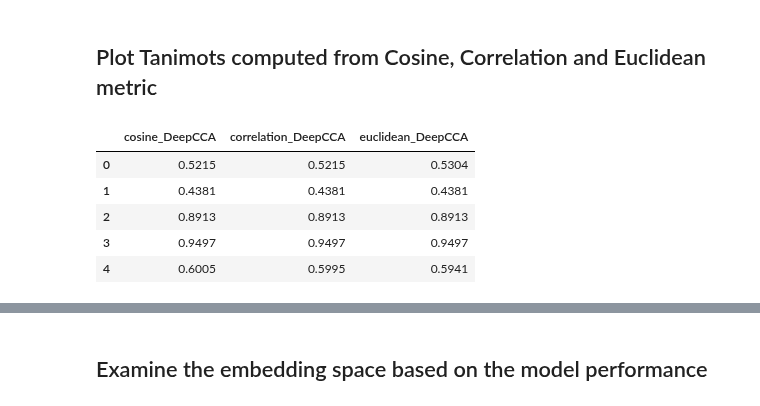
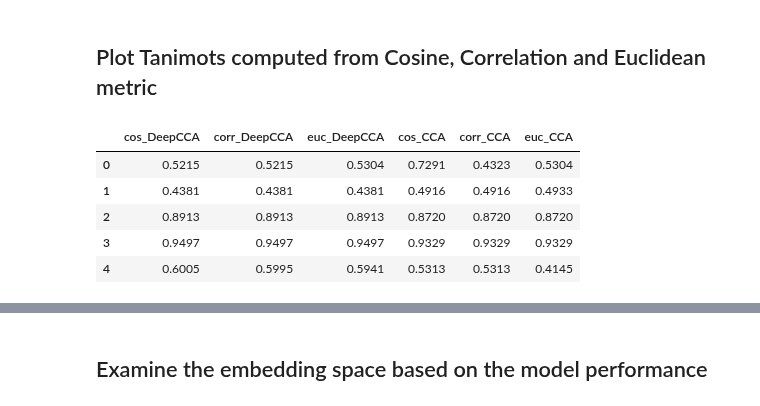
Before and after one commit to LukaLmelias/DeepCCA_thesis, a Jupyter notebook: final_model_prediction_and_evaluation.ipynb, the cells around one changed output, grey strips where cells are left out. Saved outputs shown, nothing was run; the diff lists cells and outputs as text; code cells hidden in the pictures.

```diff
--- a/final_model_prediction_and_evaluation.ipynb
+++ b/final_model_prediction_and_evaluation.ipynb
@@ -472,18 +472,18 @@ np.mean(tani)
 # %% [markdown]
 <h2> Plot Tanimots computed from Cosine, Correlation and Euclidean metric </h2>
 # %%
-deepcca_tanis_df = pd.DataFrame({'cosine_DeepCCA': tanis_dict['cos'][0],
-                                 'correlation_DeepCCA': tanis_dict['corr'][0],
-                                 'euclidean_DeepCCA': tanis_dict['euc'][0],
-                                 #'cosine_CCA': tanis_dict['cos'][1],
-                                 #'correlation_CCA': tanis_dict['corr'][1],
-                                 #'euclidean_CCA': tanis_dict['euc'][1],
+deepcca_tanis_df = pd.DataFrame({'cos_DeepCCA': tanis_dict['cos'][0],
+                                 'corr_DeepCCA': tanis_dict['corr'][0],
+                                 'euc_DeepCCA': tanis_dict['euc'][0],
+                                 'cos_CCA': tanis_dict['cos'][1],
+                                 'corr_CCA': tanis_dict['corr'][1],
+                                 'euc_CCA': tanis_dict['euc'][1],
                                 })
 deepcca_tanis_df.head()
 # %% [output]
-|  | cosine_DeepCCA | correlation_DeepCCA | euclidean_DeepCCA |
-| 0 | 0.5215 | 0.5215 | 0.5304 |
-| 1 | 0.4381 | 0.4381 | 0.4381 |
-| 2 | 0.8913 | 0.8913 | 0.8913 |
-| 3 | 0.9497 | 0.9497 | 0.9497 |
-| 4 | 0.6005 | 0.5995 | 0.5941 |
+|  | cos_DeepCCA | corr_DeepCCA | euc_DeepCCA | cos_CCA | corr_CCA | euc_CCA |
+| 0 | 0.5215 | 0.5215 | 0.5304 | 0.7291 | 0.4323 | 0.5304 |
+| 1 | 0.4381 | 0.4381 | 0.4381 | 0.4916 | 0.4916 | 0.4933 |
+| 2 | 0.8913 | 0.8913 | 0.8913 | 0.8720 | 0.8720 | 0.8720 |
+| 3 | 0.9497 | 0.9497 | 0.9497 | 0.9329 | 0.9329 | 0.9329 |
+| 4 | 0.6005 | 0.5995 | 0.5941 | 0.5313 | 0.5313 | 0.4145 |
```
Also changed, not shown: parts of 2 cells of this notebook, 1 other file.
